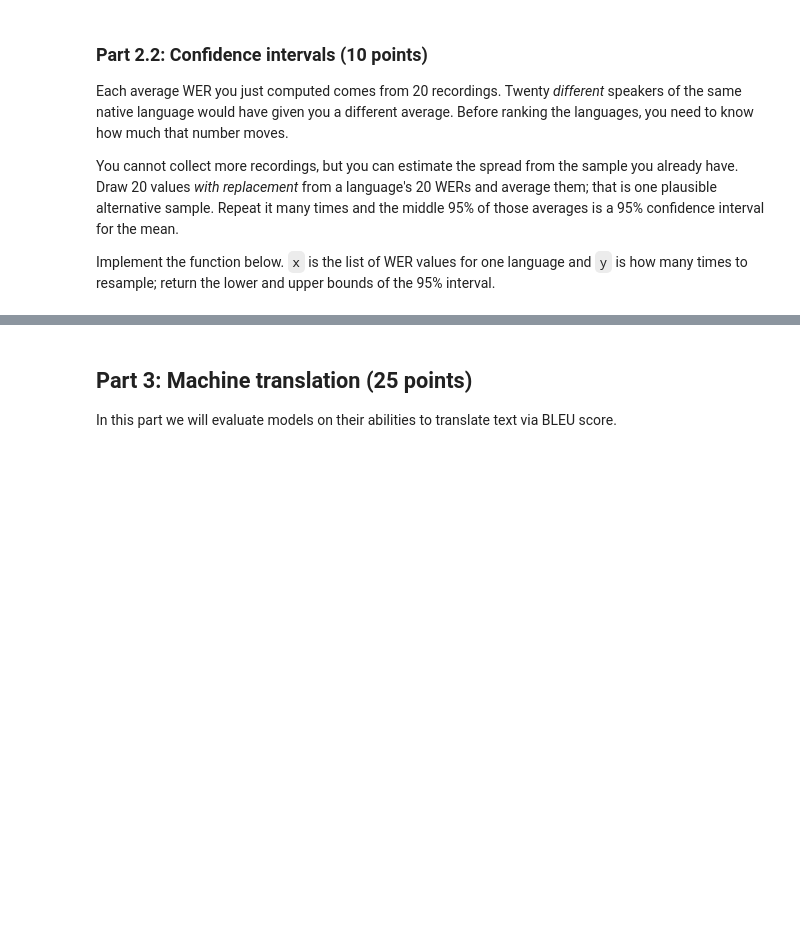
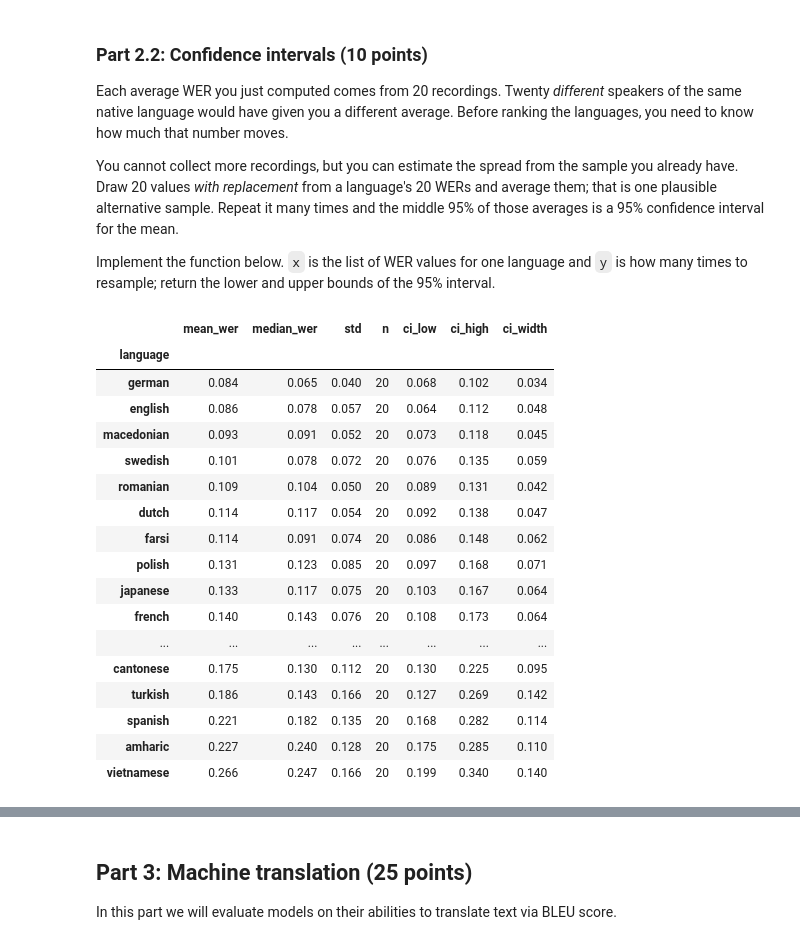
Before and after one commit to leomcgrath/CS282A-Deep-Neural-Networks, a Jupyter notebook: HW1.ipynb, the cells around one changed output, grey strips where cells are left out. Cells and saved outputs as stored; diff of their text form; code cells hidden in the pictures; blank space fills up the shorter version.

```diff
--- a/HW1.ipynb
+++ b/HW1.ipynb
@@ -895,3 +910,13 @@ for language, transcripts in transcriptions.items():
 save_results(language_wers, "results/language_wers.json")
 
 # TODO: Scratch space for computing average WER and generating a table to compare across native languages.
+rows = [(lang, w) for lang, wers in language_wers.items() for w in wers]
+df = pd.DataFrame(rows, columns=["language", "wer"])
+
+wer_table = (
+    df.groupby("language")["wer"]
+      .agg(mean_wer="mean", median_wer="median", std="std", n="count")
+      .sort_values("mean_wer")
+      .round(3)
+)
+wer_table
@@ -913,13 +959,42 @@ Implement the function below. `x` is the list of WER values for one language and
 interval.
 # %%
 def part2_2_ci(x: list[float], y: int = 10000) -> tuple[float, float]:
-    # TODO: Implement this function.
-    pass
+    rng = np.random.default_rng(0)  # fixed seed so the intervals are reproducible
+    x = np.asarray(x, dtype=float)
+    # y resamples, each drawing len(x) values with replacement
+    samples = rng.choice(x, size=(y, len(x)), replace=True)
+    means = samples.mean(axis=1)
+    lo, hi = np.percentile(means, [2.5, 97.5])
+    return float(lo), float(hi)
 
 language_wer_cis = dict()
 for language, wers in language_wers.items():
     language_wer_cis[language] = part2_2_ci(wers)
 
 save_results(language_wer_cis, "results/language_wer_cis.json")
 
 # TODO: Scratch space for adding the intervals to your Part 2.1 table.
+wer_table["ci_low"] = [language_wer_cis[lang][0] for lang in wer_table.index]
+wer_table["ci_high"] = [language_wer_cis[lang][1] for lang in wer_table.index]
+wer_table["ci_width"] = wer_table["ci_high"] - wer_table["ci_low"]
+wer_table = wer_table.round(3)
+wer_table
+# %% [output]
+|  | mean_wer | median_wer | std | n | ci_low | ci_high | ci_width |
+| language |  |  |  |  |  |  |  |
+| german | 0.084 | 0.065 | 0.040 | 20 | 0.068 | 0.102 | 0.034 |
+| english | 0.086 | 0.078 | 0.057 | 20 | 0.064 | 0.112 | 0.048 |
+| macedonian | 0.093 | 0.091 | 0.052 | 20 | 0.073 | 0.118 | 0.045 |
+| swedish | 0.101 | 0.078 | 0.072 | 20 | 0.076 | 0.135 | 0.059 |
+| romanian | 0.109 | 0.104 | 0.050 | 20 | 0.089 | 0.131 | 0.042 |
+| dutch | 0.114 | 0.117 | 0.054 | 20 | 0.092 | 0.138 | 0.047 |
+| farsi | 0.114 | 0.091 | 0.074 | 20 | 0.086 | 0.148 | 0.062 |
+| polish | 0.131 | 0.123 | 0.085 | 20 | 0.097 | 0.168 | 0.071 |
+| japanese | 0.133 | 0.117 | 0.075 | 20 | 0.103 | 0.167 | 0.064 |
+| french | 0.140 | 0.143 | 0.076 | 20 | 0.108 | 0.173 | 0.064 |
+| ... | ... | ... | ... | ... | ... | ... | ... |
+| cantonese | 0.175 | 0.130 | 0.112 | 20 | 0.130 | 0.225 | 0.095 |
+| turkish | 0.186 | 0.143 | 0.166 | 20 | 0.127 | 0.269 | 0.142 |
+| spanish | 0.221 | 0.182 | 0.135 | 20 | 0.168 | 0.282 | 0.114 |
+| amharic | 0.227 | 0.240 | 0.128 | 20 | 0.175 | 0.285 | 0.110 |
+| vietnamese | 0.266 | 0.247 | 0.166 | 20 | 0.199 | 0.340 | 0.140 |
```
Also changed, not shown: parts of 21 cells of this notebook.
